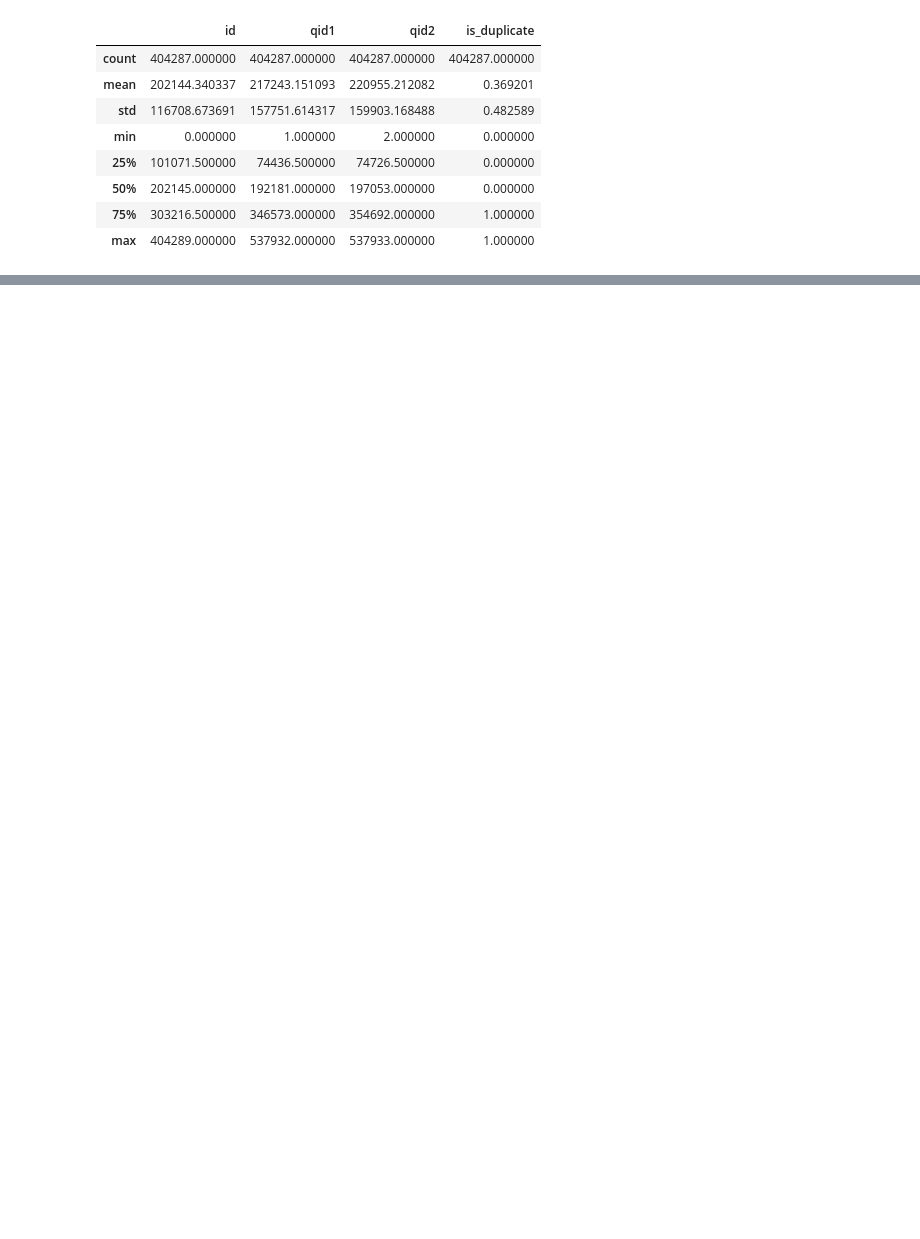
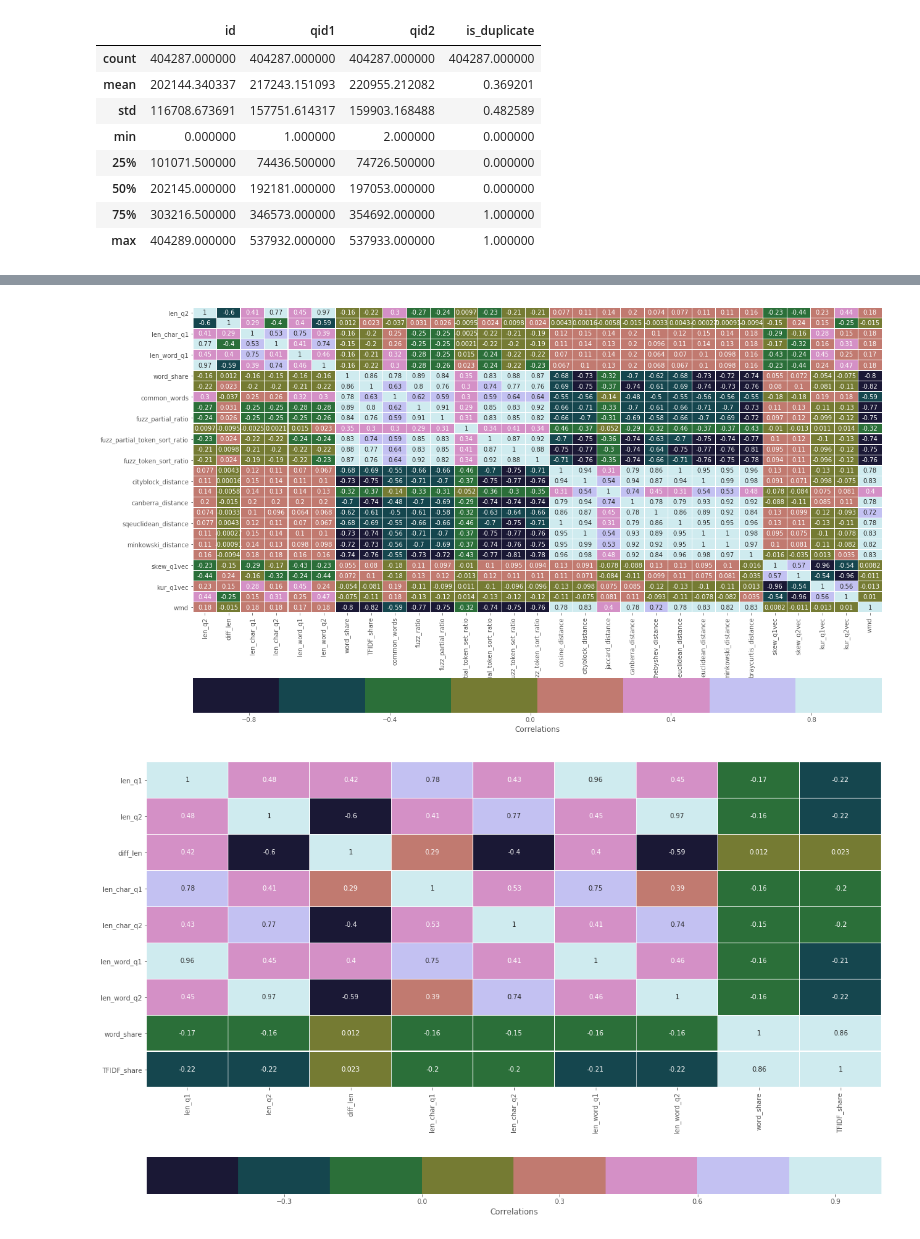
Before and after one commit to EricCanull/QuoraQuestionPairsCapstone, a Jupyter notebook: Quora.ipynb, the cells around one changed output, grey strips where cells are left out. Drawn from its saved outputs; the diff is of its cells as text; code cells hidden in the pictures; blank space fills up the shorter version.

```diff
--- a/Quora.ipynb
+++ b/Quora.ipynb
@@ -143,0 +358,7 @@ histogram(train_df, test_df)
+# %%
+# Drop non-feature columns for spliting data
+train_df.drop(['question1', 'question2'], axis=1, inplace=True)
+# train_df.drop(['Unnamed: 0'], axis=1, inplace=True)
+train_df = train_df[pd.notnull(train_df['cosine_distance'])]
+train_df = train_df[pd.notnull(train_df['braycurtis_distance'])]
+# train_df = train_df[pd.notnull(train_df['jaccard_distance'])]
@@ -143,0 +396,26 @@ histogram(train_df, test_df)
+# %%
+# Distance Features
+# 'len_q1'                          'len_q2'
+# 'diff_len'                        'len_char_q1'
+# 'len_char_q2'                     'len_word_q1'
+# 'len_word_q2'                     'common_words'
+# 'word_share"                      'TFIDF_share'
+# 'fuzz_ratio'                      'fuzz_partial_ratio'
+# 'fuzz_partial_token_set_ratio'    'fuzz_partial_token_sort_ratio'
+# 'fuzz_token_set_ratio'            'fuzz_token_sort_ratio'
+# 'cosine_distance'                 'cityblock_distance'
+# 'jaccard_distance'                'canberra_distance'
+# 'chebyshev_distance'              'sqeuclidean_distance'
+# 'euclidean_distance'              'minkowski_distance'
+# 'braycurtis_distance'             'skew_q1vec'
+# 'skew_q2vec'                      'kur_q1vec'
+# 'kur_q2vec'                       'wmd'
+# 'norm_wmd
+
+# Create list with all feature all feature name headers except "is_duplicate"
+features_list = train_df.loc[:, train_df.columns !=
+                             'is_duplicate'].columns.tolist()
+
+# Print list of features in train_df
+for a, b in enumerate(features_list):
+    print("[{}] {}".format(a, b))
@@ -143,0 +440,5 @@ histogram(train_df, test_df)
+# %%
+# Replaced inf values with NaN then drop
+# train_df = train_df.replace(
+#     [np.inf, -np.inf], np.nan).dropna(subset=["wmd", "norm_wmd"], how="all")
+train_df = train_df.replace([np.inf, -np.inf], np.nan).dropna(subset=["norm_wmd"], how="all")
@@ -143,0 +636,9 @@ histogram(train_df, test_df)
+# %%
+# Show heatmap features charts
+heatmap_chart(train_df, features_list[1:30])  # All features
+heatmap_chart(train_df, features_list[0:9])  # String Features
+heatmap_chart(train_df, features_list[10:15])  # Fuzzy Ratio Features
+heatmap_chart(train_df, features_list[16:30])  # Distance Features
+# %% [output]
+[figure, added]
+[figure, added]
```
Also changed, not shown: parts of 46 cells of this notebook, 5 other files.
